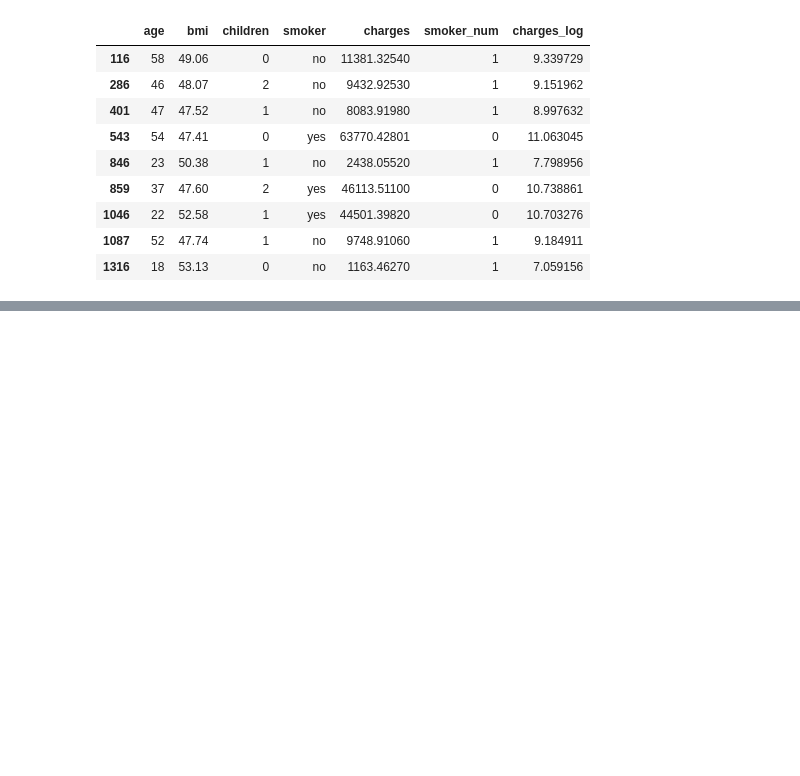
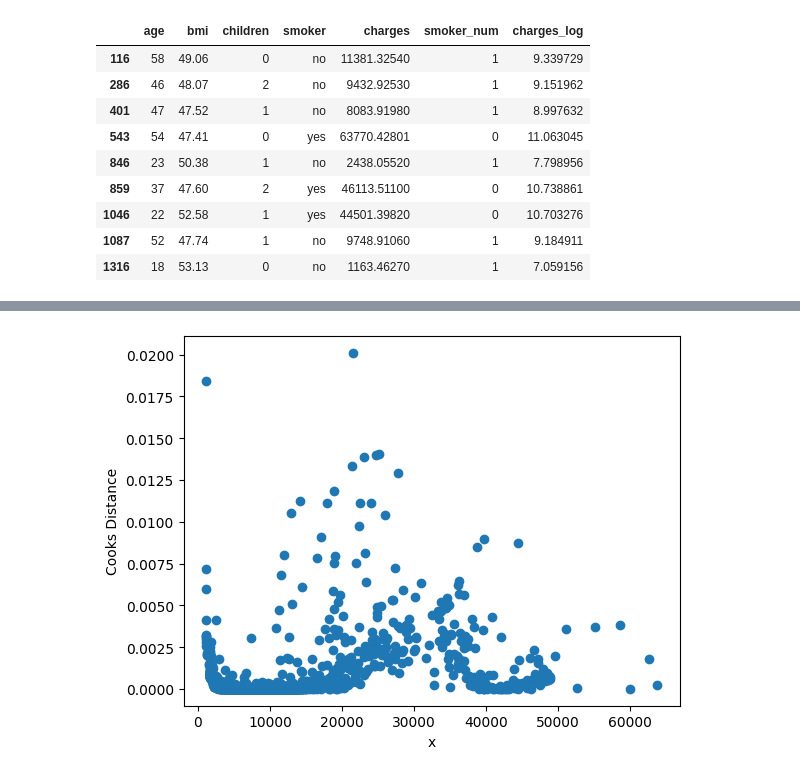
Before and after one commit to RmVa23/linear-regression, a Jupyter notebook: src/explore.ipynb, the cells around one changed output, grey strips where cells are left out. Drawn from its saved outputs; the diff is of its cells as text; code cells hidden in the pictures; blank space fills up the shorter version.

```diff
--- a/src/explore.ipynb
+++ b/src/explore.ipynb
@@ -270,3 +270,6 @@ data[data["bmi"] > 47]
 | 1046 | 22 | 52.58 | 1 | yes | 44501.39820 | 0 | 10.703276 |
 | 1087 | 52 | 47.74 | 1 | no | 9748.91060 | 1 | 9.184911 |
 | 1316 | 18 | 53.13 | 0 | no | 1163.46270 | 1 | 7.059156 |
+# %%
+data_num['charges_log'] = np.log(data_num.charges)
+data_num.head()
@@ -272,0 +283,18 @@ data[data["bmi"] > 47]
+# %%
+# Variables independientes/dependiente
+X = data_num.drop(['charges', 'charges_log'], axis=1)
+y = data_num['charges_log']
+
+# Ajusta el modelo
+X = sm.add_constant(X)
+model = sm.OLS(y, X).fit()
+
+# Instancia de la influencia y obtención de la distancia de cook para cada observación
+cooks_distance = model.get_influence().cooks_distance
+# %%
+plt.scatter(data_num.charges, cooks_distance[0])
+plt.xlabel('x')
+plt.ylabel('Cooks Distance')
+plt.show()
+# %% [output]
+[figure, added]
```
Also changed, not shown: parts of 5 cells of this notebook.
